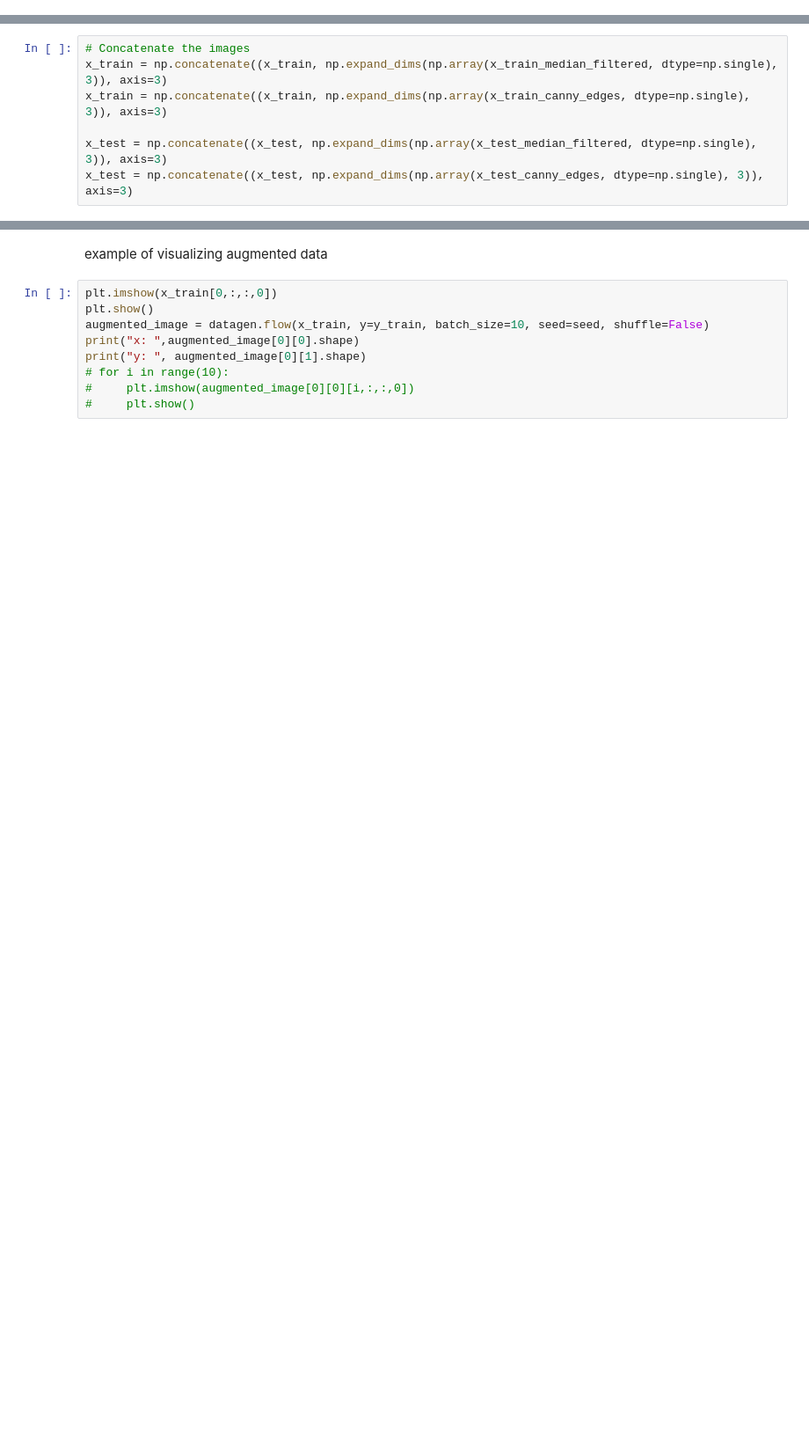
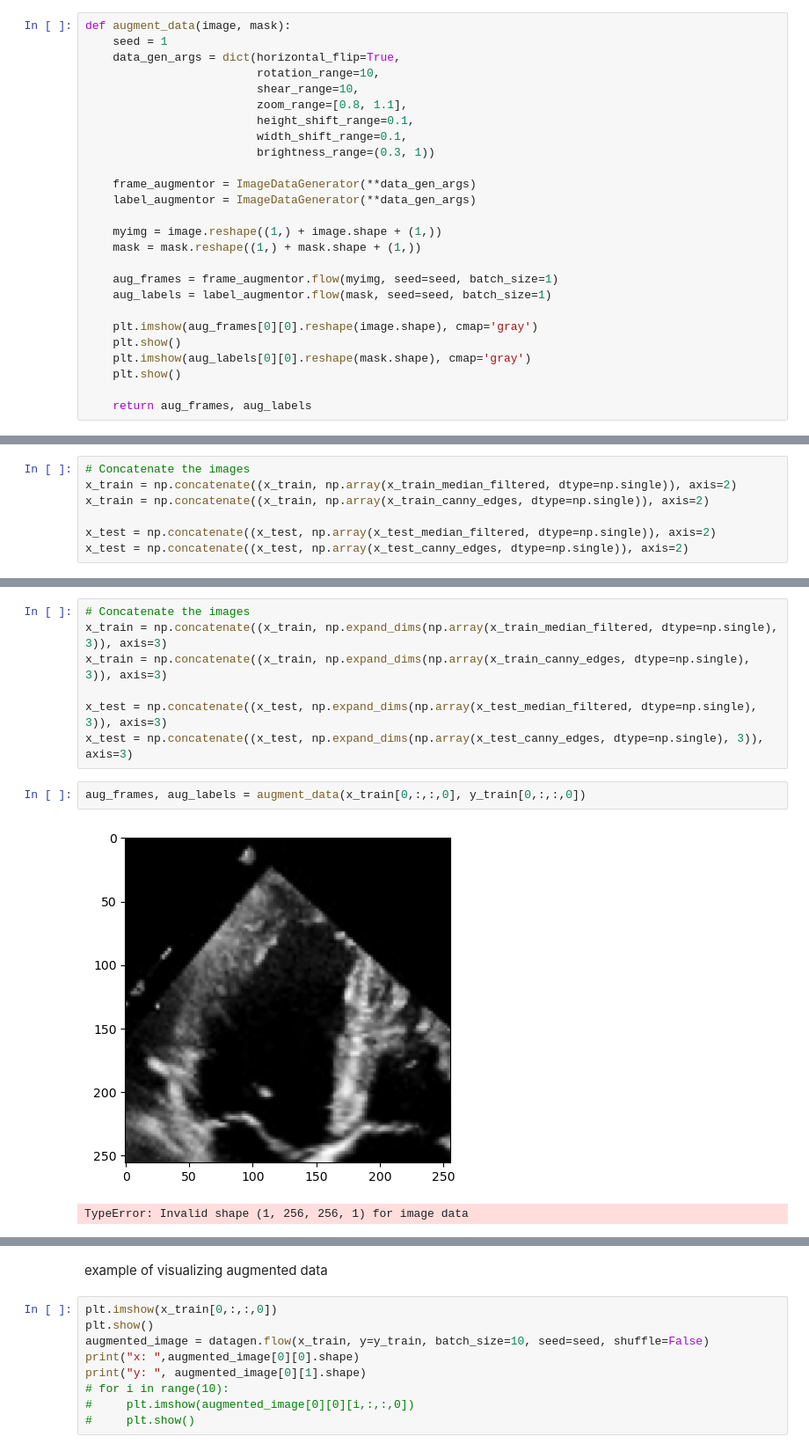
Before and after one commit to Sp0och/aml_task3, a Jupyter notebook: lasse2.ipynb, the cells around one changed output, grey strips where cells are left out. Shown at 88% size. Cells and saved outputs as stored; diff of their text form; blank space fills up the shorter version.

Commit message:
transfer push of beginning of data augmentation change ups

```diff
--- a/lasse2.ipynb
+++ b/lasse2.ipynb
@@ -61,3 +69,29 @@ datagen = ImageDataGenerator(horizontal_flip=True,
+# %%
+def augment_data(image, mask):
+    seed = 1
+    data_gen_args = dict(horizontal_flip=True,
+                         rotation_range=10,
+                         shear_range=10,
+                         zoom_range=[0.8, 1.1],
+                         height_shift_range=0.1,
+                         width_shift_range=0.1,
+                         brightness_range=(0.3, 1))
+
+    frame_augmentor = ImageDataGenerator(**data_gen_args)
+    label_augmentor = ImageDataGenerator(**data_gen_args)
+
+    myimg = image.reshape((1,) + image.shape + (1,))
+    mask = mask.reshape((1,) + mask.shape + (1,))
+
+    aug_frames = frame_augmentor.flow(myimg, seed=seed, batch_size=1)
+    aug_labels = label_augmentor.flow(mask, seed=seed, batch_size=1)
+
+    plt.imshow(aug_frames[0][0].reshape(image.shape), cmap='gray')
+    plt.show()
+    plt.imshow(aug_labels[0][0].reshape(mask.shape), cmap='gray')
+    plt.show()
+
+    return aug_frames, aug_labels
 # %% [markdown]
 Image preparation
 # %%
@@ -116,0 +180,7 @@ plt.show()
+# %%
+# Concatenate the images
+x_train = np.concatenate((x_train, np.array(x_train_median_filtered, dtype=np.single)), axis=2)
+x_train = np.concatenate((x_train, np.array(x_train_canny_edges, dtype=np.single)), axis=2)
+
+x_test = np.concatenate((x_test, np.array(x_test_median_filtered, dtype=np.single)), axis=2)
+x_test = np.concatenate((x_test, np.array(x_test_canny_edges, dtype=np.single)), axis=2)
@@ -121,3 +195,8 @@ x_train = np.concatenate((x_train, np.expand_dims(np.array(x_train_canny_edges,
 
 x_test = np.concatenate((x_test, np.expand_dims(np.array(x_test_median_filtered, dtype=np.single), 3)), axis=3)
 x_test = np.concatenate((x_test, np.expand_dims(np.array(x_test_canny_edges, dtype=np.single), 3)), axis=3)
+# %%
+aug_frames, aug_labels = augment_data(x_train[0,:,:,0], y_train[0,:,:,0])
+# %% [output]
+[figure, added]
+TypeError: Invalid shape (1, 256, 256, 1) for image data
```
Also changed, not shown: parts of 10 cells of this notebook.
